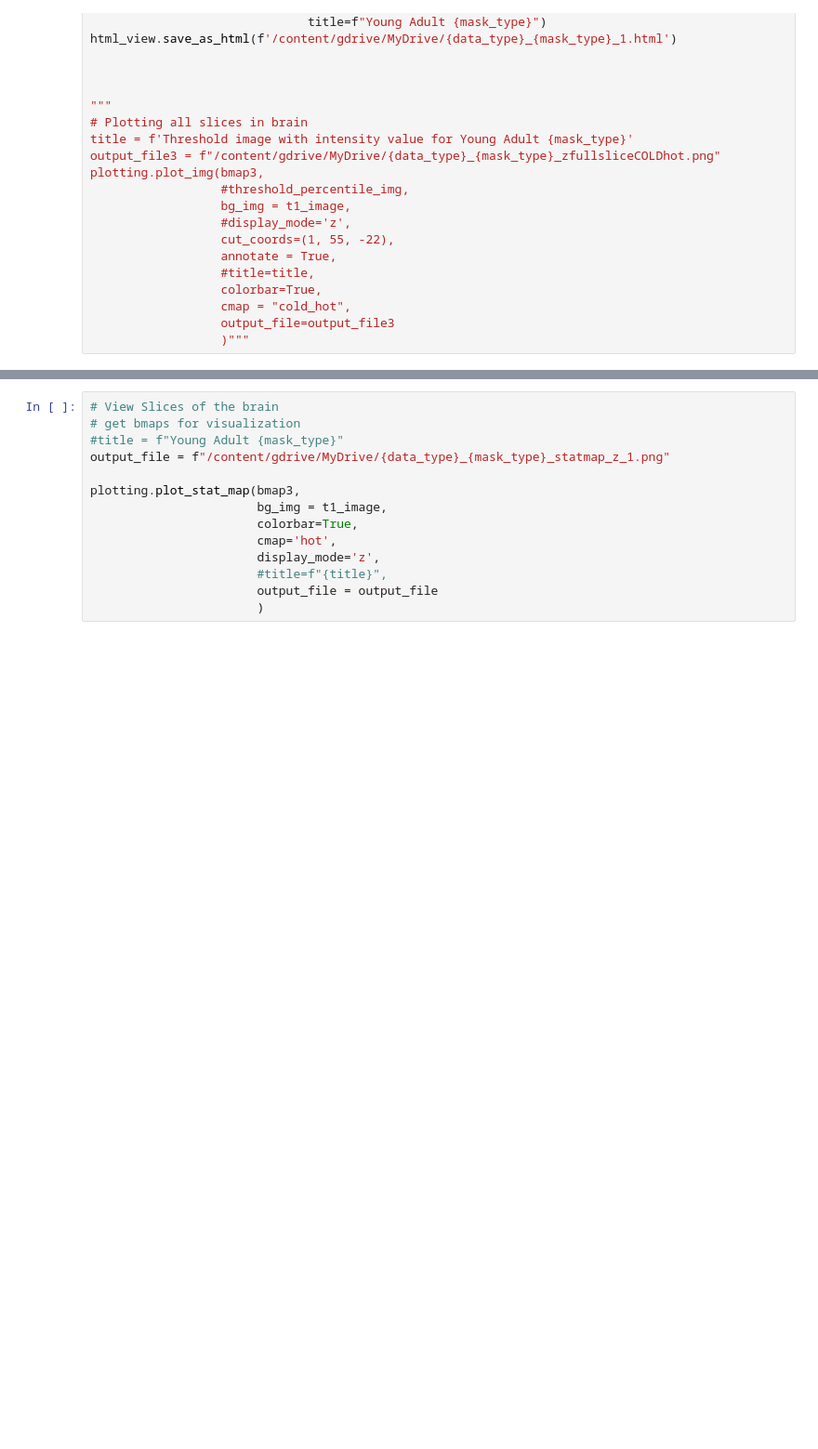
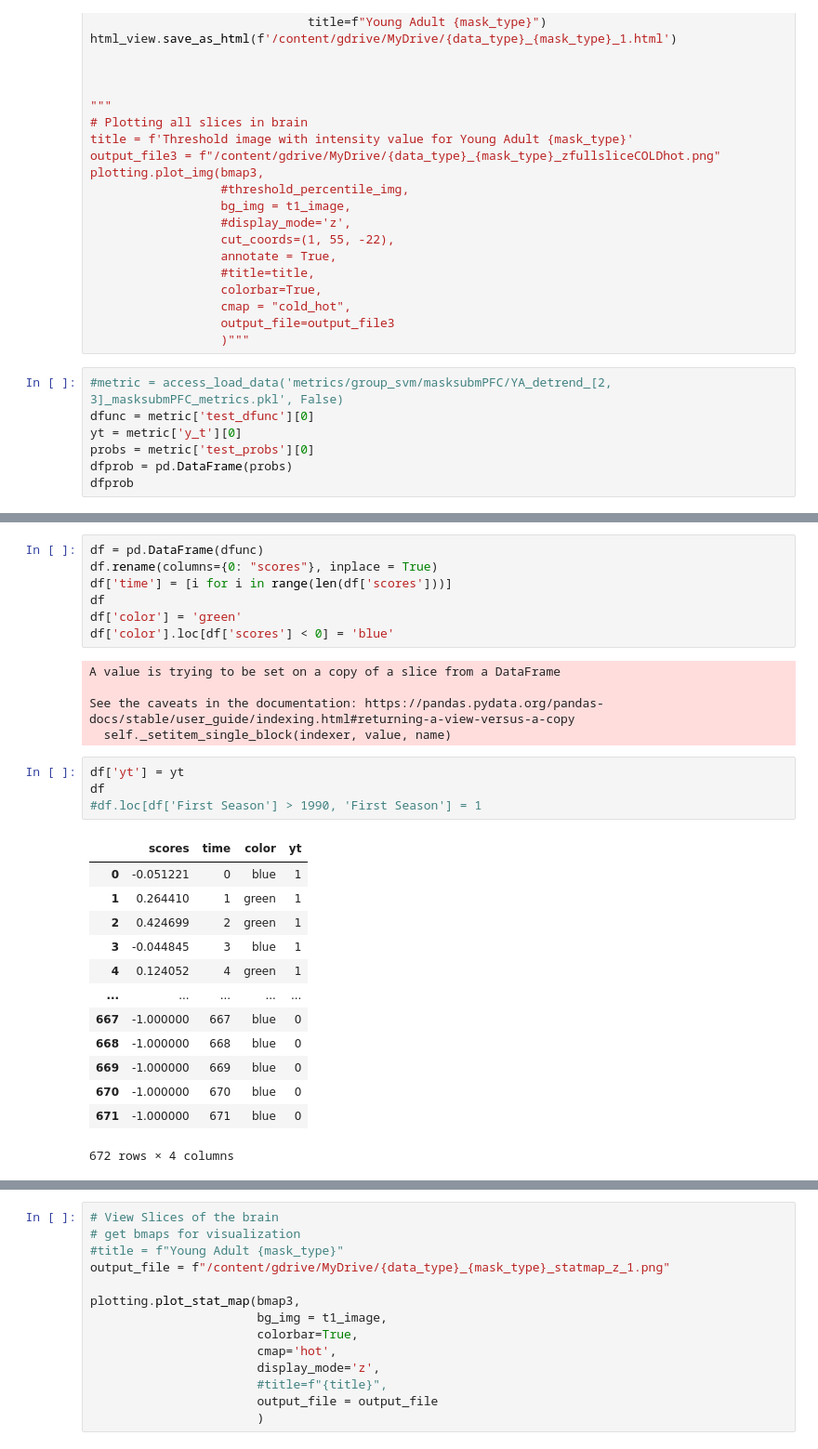
Before and after one commit to staceybeck/teambrainiac, a Jupyter notebook: source/group_svm/Young_Adult_Group_SVM.ipynb, the cells around one changed output, grey strips where cells are left out. Shown at 93% size. Saved outputs shown, nothing was run; the diff lists cells and outputs as text; blank space fills up the shorter version.

```diff
--- a/source/group_svm/Young_Adult_Group_SVM.ipynb
+++ b/source/group_svm/Young_Adult_Group_SVM.ipynb
@@ -414,3 +396,10 @@ plotting.plot_img(bmap3,
                   cmap = "cold_hot",
                   output_file=output_file3
                   )"""
+# %%
+#metric = access_load_data('metrics/group_svm/masksubmPFC/YA_detrend_[2, 3]_masksubmPFC_metrics.pkl', False)
+dfunc = metric['test_dfunc'][0]
+yt = metric['y_t'][0]
+probs = metric['test_probs'][0]
+dfprob = pd.DataFrame(probs)
+dfprob
@@ -416,0 +420,30 @@ plotting.plot_img(bmap3,
+# %%
+df = pd.DataFrame(dfunc)
+df.rename(columns={0: "scores"}, inplace = True)
+df['time'] = [i for i in range(len(df['scores']))]
+df
+df['color'] = 'green'
+df['color'].loc[df['scores'] < 0] = 'blue'
+# %% [output]
+A value is trying to be set on a copy of a slice from a DataFrame
+
+See the caveats in the documentation: https://pandas.pydata.org/pandas-docs/stable/user_guide/indexing.html#returning-a-view-versus-a-copy
+  self._setitem_single_block(indexer, value, name)
+# %%
+df['yt'] = yt
+df
+#df.loc[df['First Season'] > 1990, 'First Season'] = 1
+# %% [output]
+|  | scores | time | color | yt |
+| 0 | -0.051221 | 0 | blue | 1 |
+| 1 | 0.264410 | 1 | green | 1 |
+| 2 | 0.424699 | 2 | green | 1 |
+| 3 | -0.044845 | 3 | blue | 1 |
+| 4 | 0.124052 | 4 | green | 1 |
+| ... | ... | ... | ... | ... |
+| 667 | -1.000000 | 667 | blue | 0 |
+| 668 | -1.000000 | 668 | blue | 0 |
+| 669 | -1.000000 | 669 | blue | 0 |
+| 670 | -1.000000 | 670 | blue | 0 |
+| 671 | -1.000000 | 671 | blue | 0 |
+672 rows × 4 columns
```
Also changed, not shown: parts of 11 cells of this notebook.
